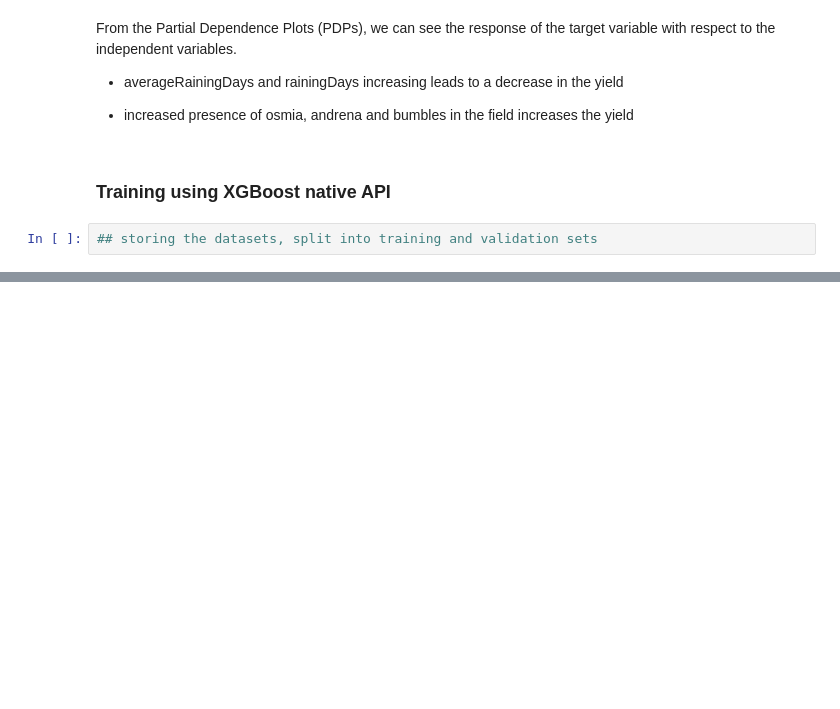
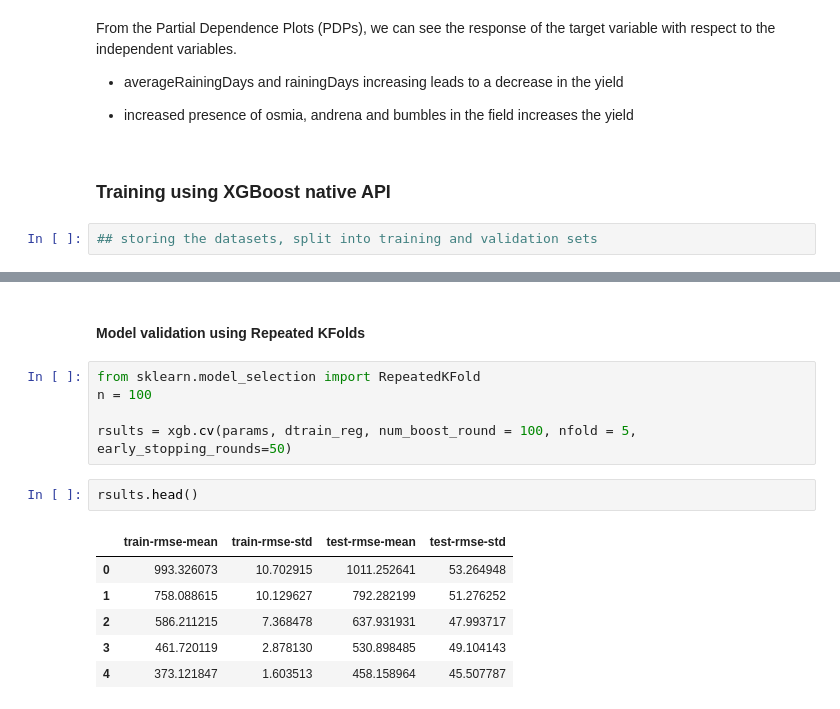
Before and after one commit to FRANKSADWAR/Wild-blueberry-yield-prediction, a Jupyter notebook: notebooks/Yield_prediction_and_data_exploration.ipynb, the cells around one changed output, grey strips where cells are left out. Cells and saved outputs as stored; diff of their text form; blank space fills up the shorter version.

```diff
--- a/notebooks/Yield_prediction_and_data_exploration.ipynb
+++ b/notebooks/Yield_prediction_and_data_exploration.ipynb
@@ -894,0 +907,16 @@ xgb_model = xgb.train(params = params,
+# %% [markdown]
+#### Model validation using Repeated KFolds
+# %%
+from sklearn.model_selection import RepeatedKFold
+n = 100
+
+rsults = xgb.cv(params, dtrain_reg, num_boost_round = 100, nfold = 5, early_stopping_rounds=50)
+# %%
+rsults.head()
+# %% [output]
+|  | train-rmse-mean | train-rmse-std | test-rmse-mean | test-rmse-std |
+| 0 | 993.326073 | 10.702915 | 1011.252641 | 53.264948 |
+| 1 | 758.088615 | 10.129627 | 792.282199 | 51.276252 |
+| 2 | 586.211215 | 7.368478 | 637.931931 | 47.993717 |
+| 3 | 461.720119 | 2.878130 | 530.898485 | 49.104143 |
+| 4 | 373.121847 | 1.603513 | 458.158964 | 45.507787 |
```
Also changed, not shown: parts of 6 cells of this notebook.
